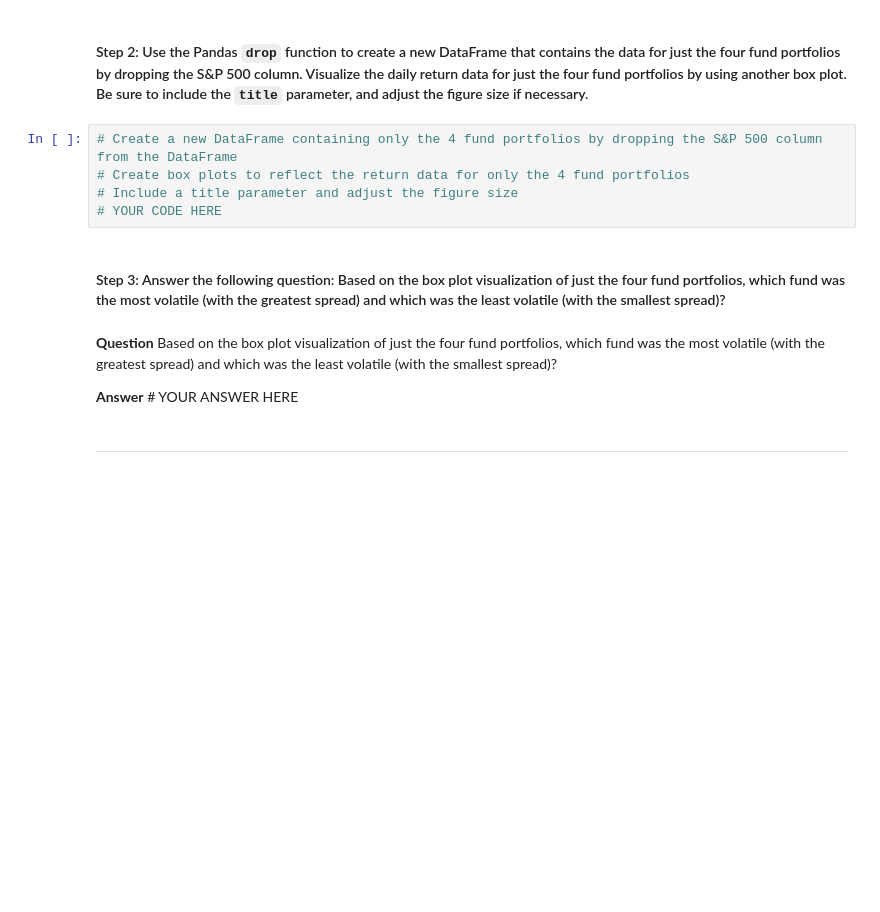
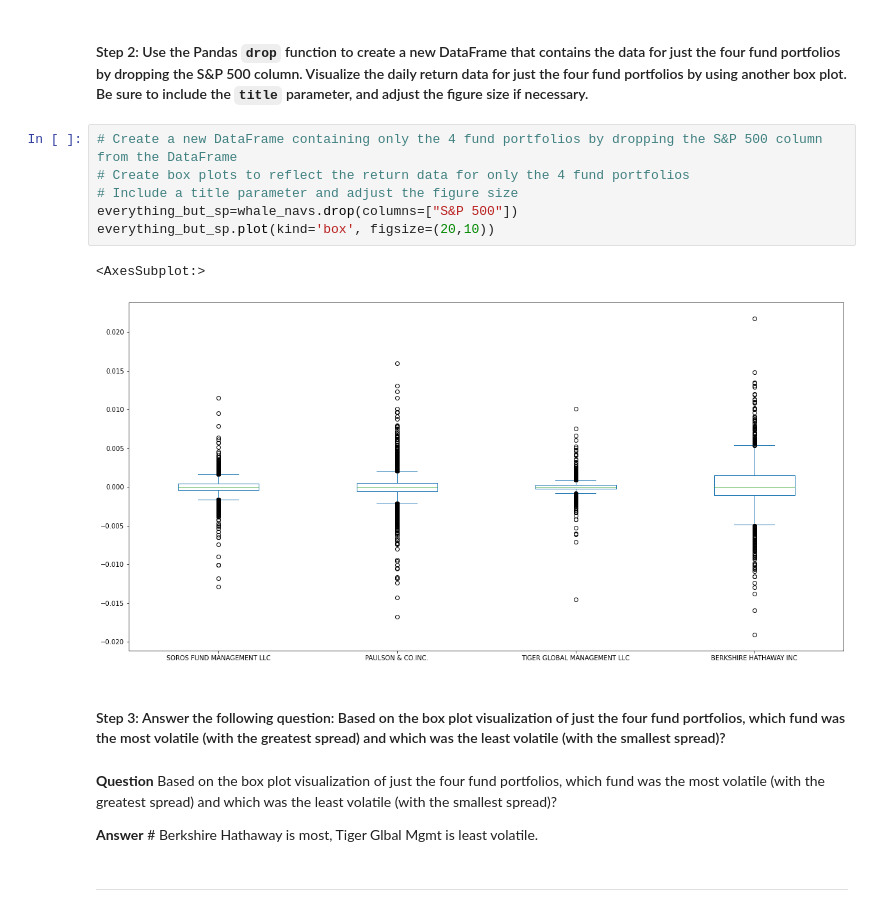
Before and after one commit to juliaelizabethharrison/Challenge-4-risk-analysis, a Jupyter notebook: risk_return_analysis.ipynb, the cells around one changed output. Saved outputs shown, nothing was run; the diff lists cells and outputs as text; blank space fills up the shorter version.

```diff
--- a/risk_return_analysis.ipynb
+++ b/risk_return_analysis.ipynb
@@ -168,14 +208,18 @@ Analyze the volatility of each of the four fund portfolios and of the S&P 500 In
 # %%
 # Create a new DataFrame containing only the 4 fund portfolios by dropping the S&P 500 column from the DataFrame
 # Create box plots to reflect the return data for only the 4 fund portfolios
 # Include a title parameter and adjust the figure size
-# YOUR CODE HERE
+everything_but_sp=whale_navs.drop(columns=["S&P 500"])
+everything_but_sp.plot(kind='box', figsize=(20,10))
+# %% [output]
+<AxesSubplot:>
+[figure, added]
 # %% [markdown]
 #### Step 3: Answer the following question: Based on the box plot visualization of just the four fund portfolios, which fund was the most volatile (with the greatest spread) and which was the least volatile (with the smallest spread)?
 # %% [markdown]
 **Question** Based on the box plot visualization of just the four fund portfolios, which fund was the most volatile (with the greatest spread) and which was the least volatile (with the smallest spread)?
 
-**Answer** # YOUR ANSWER HERE
+**Answer** # Berkshire Hathaway is most, Tiger Glbal Mgmt is least volatile.
 # %% [markdown]
 ---
 # %% [markdown]
```
Also changed, not shown: parts of 19 cells of this notebook.
